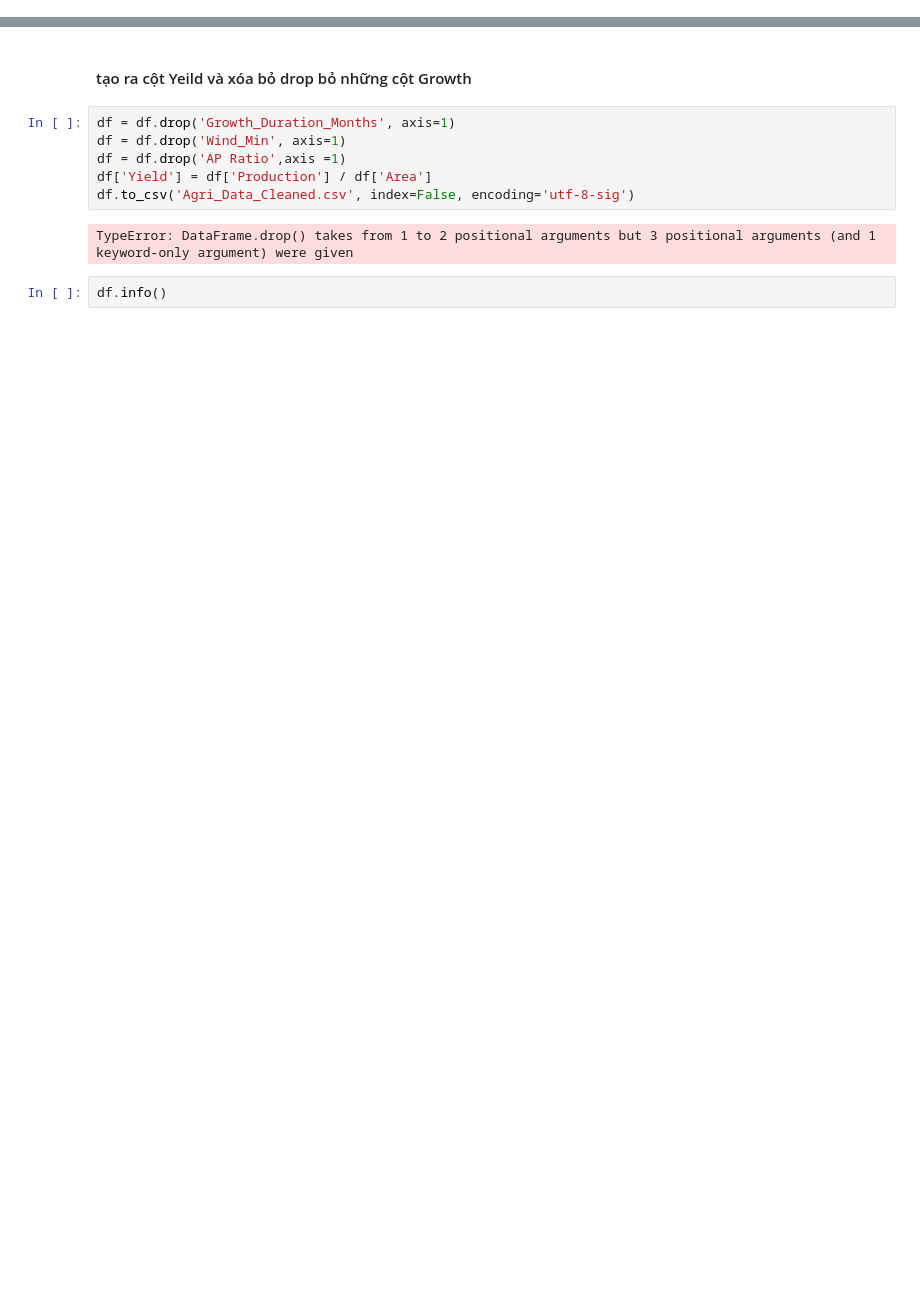
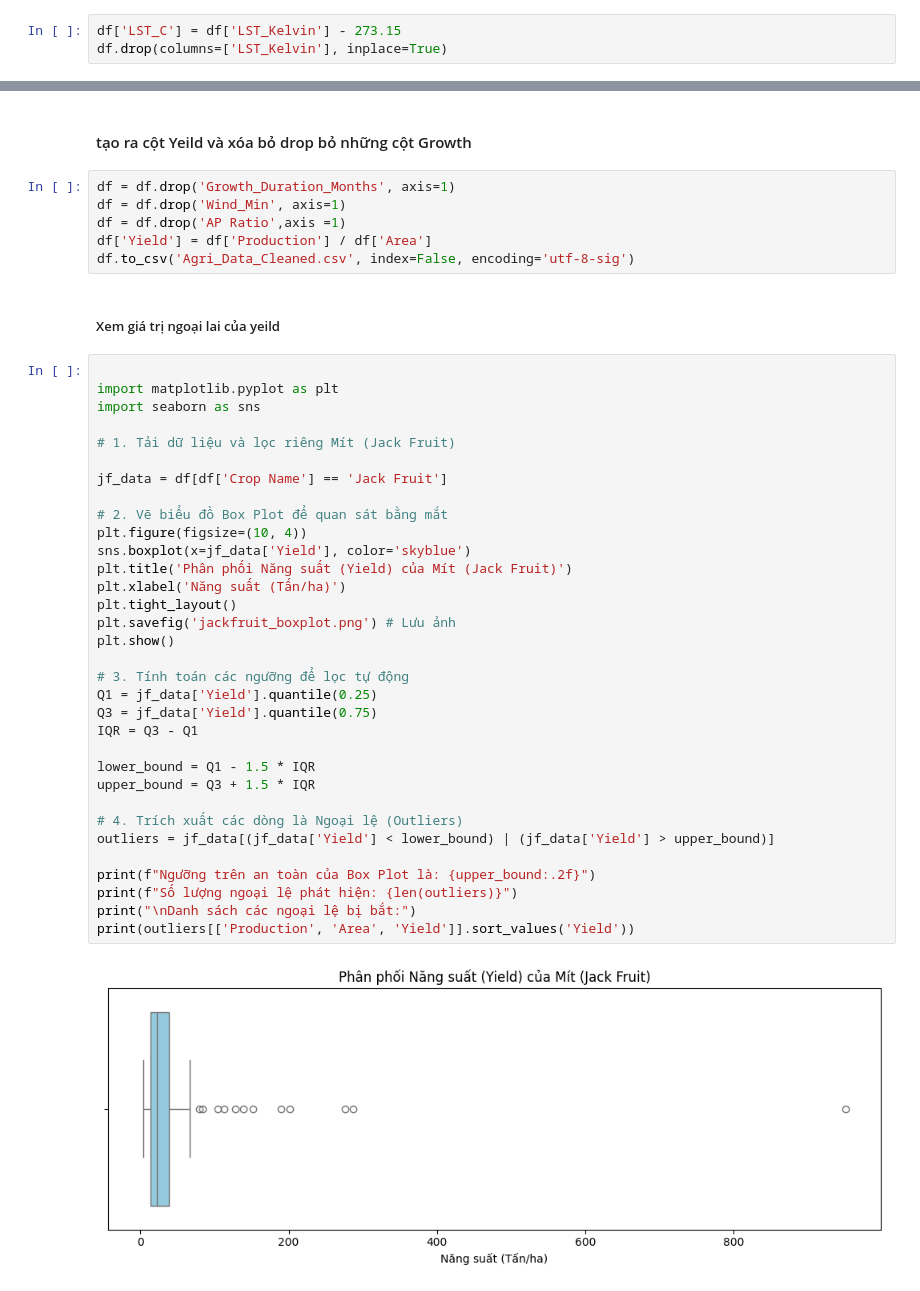
Before and after one commit to Group-9-i-i/ADY201m-Project, a Jupyter notebook: Data Cleaning/Data_cleaning.ipynb, the cells around one changed output, grey strips where cells are left out. Drawn from its saved outputs; the diff is of its cells as text; blank space fills up the shorter version.

```diff
--- a/Data Cleaning/Data_cleaning.ipynb
+++ b/Data Cleaning/Data_cleaning.ipynb
@@ -539,3 +541,6 @@ df['Silt'] = df['Silt'] / total * 100
+# %%
+df['LST_C'] = df['LST_Kelvin'] - 273.15
+df.drop(columns=['LST_Kelvin'], inplace=True)
 # %% [markdown]
 ## Bước 5 : Xử lý những giá trị ngoại lai
 # %% [markdown]
@@ -631,7 +622,40 @@ df = df.drop('Wind_Min', axis=1)
 df = df.drop('AP Ratio',axis =1)
 df['Yield'] = df['Production'] / df['Area']
 df.to_csv('Agri_Data_Cleaned.csv', index=False, encoding='utf-8-sig')
-# %% [output]
-TypeError: DataFrame.drop() takes from 1 to 2 positional arguments but 3 positional arguments (and 1 keyword-only argument) were given
-# %%
-df.info()
+# %% [markdown]
+##### Xem giá trị ngoại lai của yeild
+# %%
+
+import matplotlib.pyplot as plt
+import seaborn as sns
+
+# 1. Tải dữ liệu và lọc riêng Mít (Jack Fruit)
+
+jf_data = df[df['Crop Name'] == 'Jack Fruit']
+
+# 2. Vẽ biểu đồ Box Plot để quan sát bằng mắt
+plt.figure(figsize=(10, 4))
+sns.boxplot(x=jf_data['Yield'], color='skyblue')
+plt.title('Phân phối Năng suất (Yield) của Mít (Jack Fruit)')
+plt.xlabel('Năng suất (Tấn/ha)')
+plt.tight_layout()
+plt.savefig('jackfruit_boxplot.png') # Lưu ảnh
+plt.show()
+
+# 3. Tính toán các ngưỡng để lọc tự động
+Q1 = jf_data['Yield'].quantile(0.25)
+Q3 = jf_data['Yield'].quantile(0.75)
+IQR = Q3 - Q1
+
+lower_bound = Q1 - 1.5 * IQR
+upper_bound = Q3 + 1.5 * IQR
+
+# 4. Trích xuất các dòng là Ngoại lệ (Outliers)
+outliers = jf_data[(jf_data['Yield'] < lower_bound) | (jf_data['Yield'] > upper_bound)]
+
+print(f"Ngưỡng trên an toàn của Box Plot là: {upper_bound:.2f}")
+print(f"Số lượng ngoại lệ phát hiện: {len(outliers)}")
+print("\nDanh sách các ngoại lệ bị bắt:")
+print(outliers[['Production', 'Area', 'Yield']].sort_values('Yield'))
+# %% [output]
+[figure, added]
```
Also changed, not shown: parts of 8 cells of this notebook, 2 other files.
